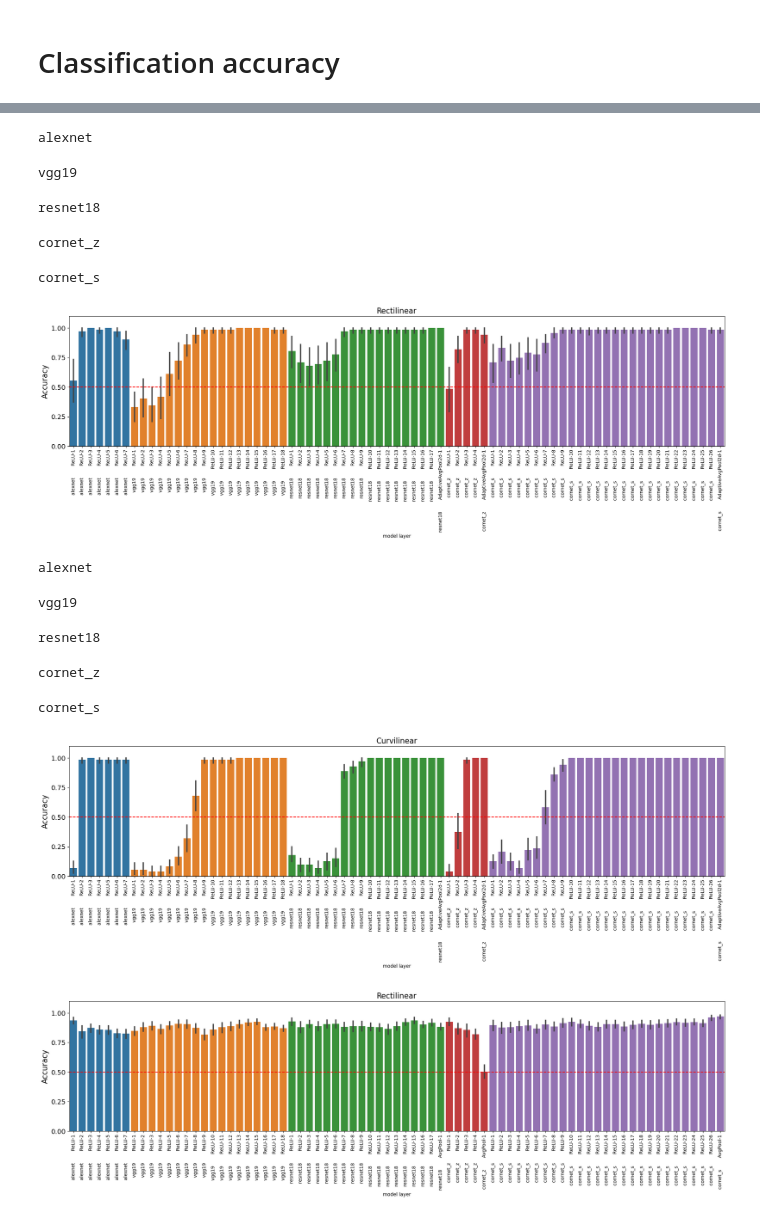
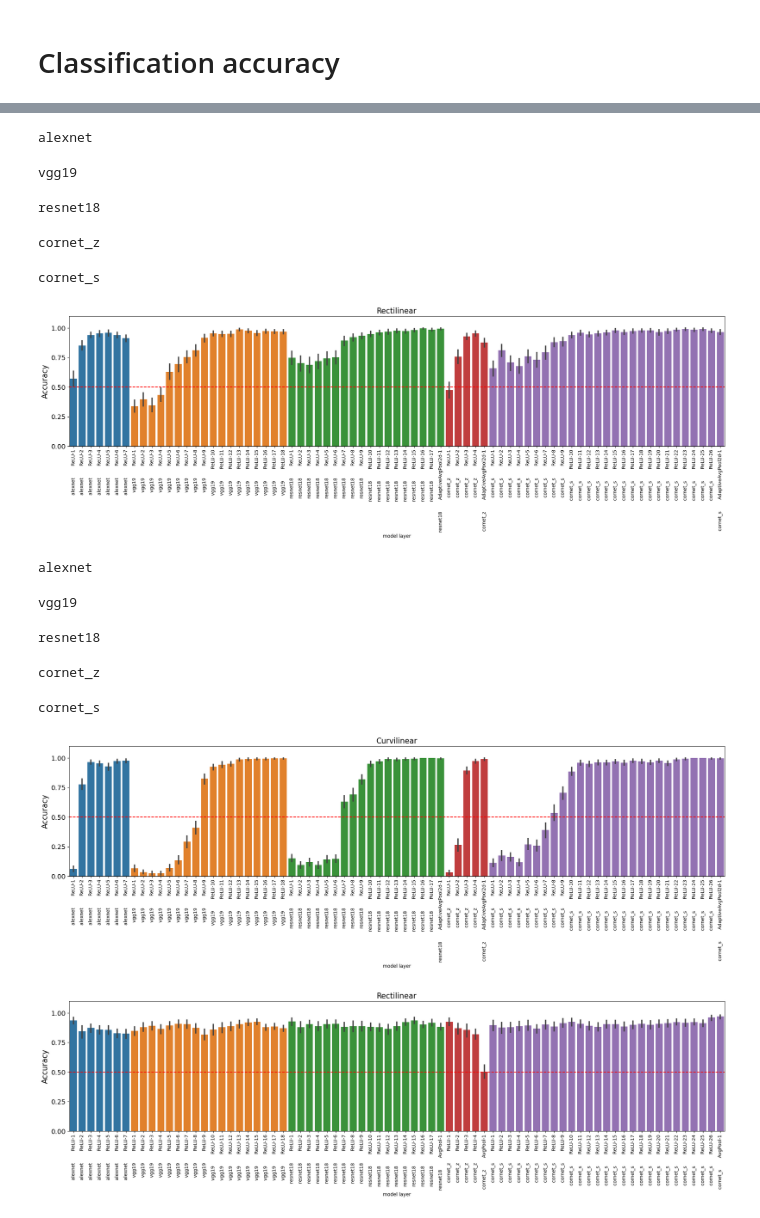
Before and after one commit to vayzenb/goodale-milner-dnns, a Jupyter notebook: discriminate_exemplars.ipynb, the cells around one changed output, grey strips where cells are left out. Saved outputs shown, nothing was run; the diff lists cells and outputs as text; code cells hidden in the pictures.

```diff
--- a/discriminate_exemplars.ipynb
+++ b/discriminate_exemplars.ipynb
@@ -222,7 +180,7 @@ for experiment, exp_name in zip(['rect', 'curv'], ['Rectilinear', 'Curvilinear']
         for layer in tqdm(layers):
             acts = activations[layer]
 
-            accs = classify_2way_group(acts, labels, splits)
+            accs = classify_2way(acts, labels, splits)
             for acc in accs:
                 model_df['model'].append(model_arch)
                 model_df['layer'].append(layer)
@@ -272,36 +230,36 @@ for experiment, exp_name in zip(['rect', 'curv'], ['Rectilinear', 'Curvilinear']
         layers = [layer for layer in model_layers if 'ReLU' in layer or 'AdaptiveAvgPool2d-1' in layer]
         model.to('cuda')
 
     #     acts = extract_acts(model, stim_dir, transform, layer_call)
         activations = get_all_feature_maps(model, testloader, layers_to_retain=layers)
         for layer in tqdm(layers):
             acts = activations[layer]
 
-            accs = classify_2way_group(acts, labels, splits)
+            accs = classify_2way(acts, labels, splits)
             for acc in accs:
                 model_df['model'].append(model_arch)
                 model_df['layer'].append(layer)
                 model_df['accuracy'].append(acc)
 
 
 
     model_df = pd.DataFrame(model_df)
     model_df.to_csv(f'{curr_dir}/results/{exp_name}_acc_{condition}.csv')
 
     plot_all_models(model_df,exp_name)
 # %% [output]
 alexnet
 vgg19
 resnet18
 cornet_z
 cornet_s
-[figure, old version]
+[figure, new version]
 alexnet
 vgg19
 resnet18
 cornet_z
 cornet_s
-[figure, old version]
+[figure, new version]
 # %%
 condition = '_rot'
 df = pd.read_csv(f'results/Rectilinear_acc{condition}.csv')
```
Also changed, not shown: parts of 5 cells of this notebook, 11 other files.
